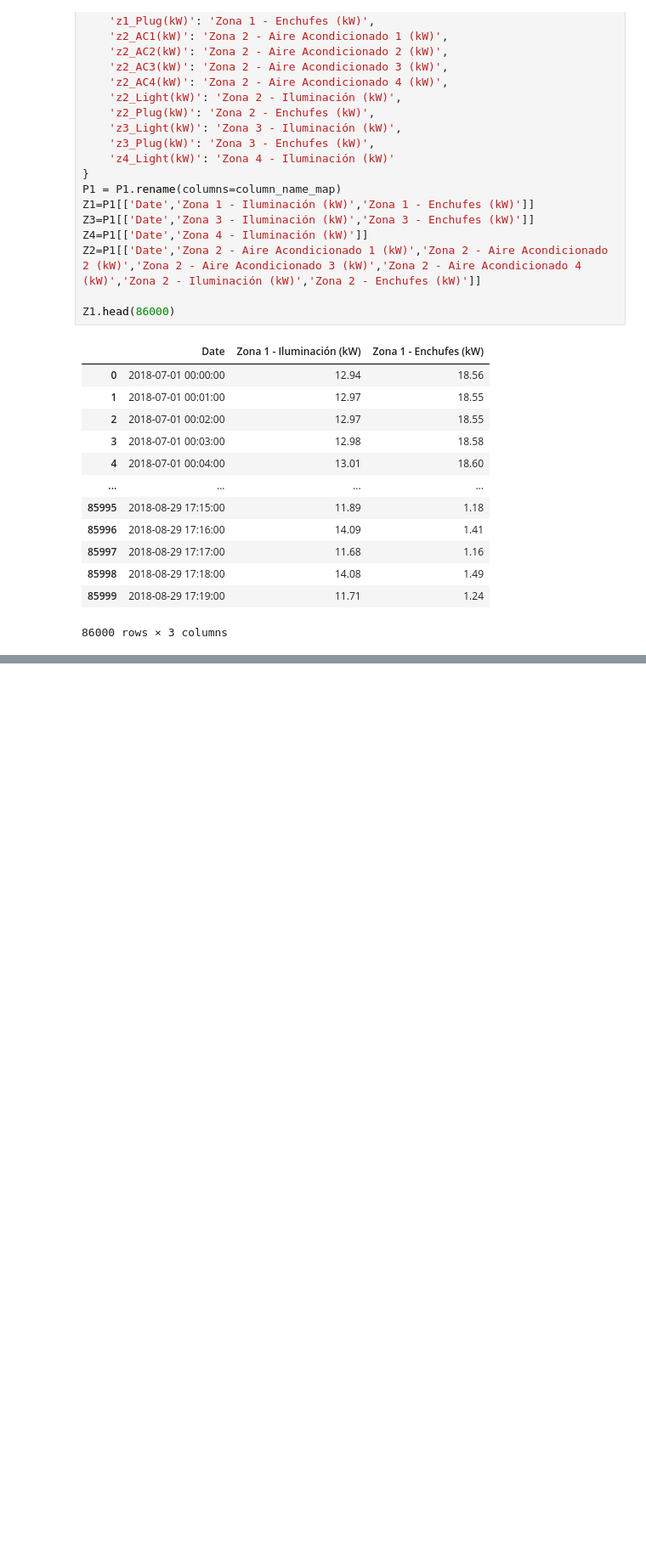
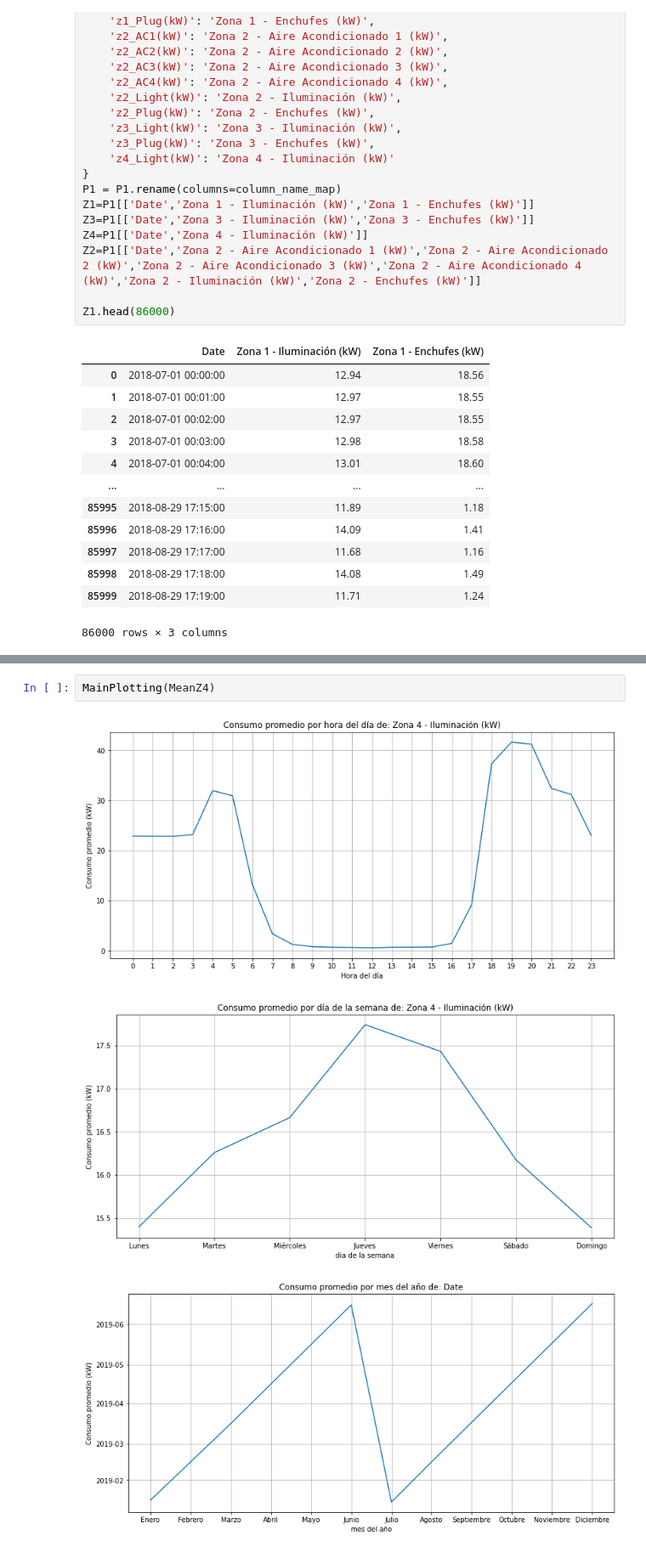
Before and after one commit to DarkSpartan345/Ciencia-de-datos-Energeticos, a Jupyter notebook: Untitled.ipynb, the cells around one changed output, grey strips where cells are left out. Shown at 85% size. Drawn from its saved outputs; the diff is of its cells as text; blank space fills up the shorter version.

```diff
--- a/Untitled.ipynb
+++ b/Untitled.ipynb
@@ -157,0 +186,6 @@ MainPlotting(MeanZ4)
+# %%
+MainPlotting(MeanZ4)
+# %% [output]
+[figure, added]
+[figure, added]
+[figure, added]
```
Also changed, not shown: parts of 15 cells of this notebook.
